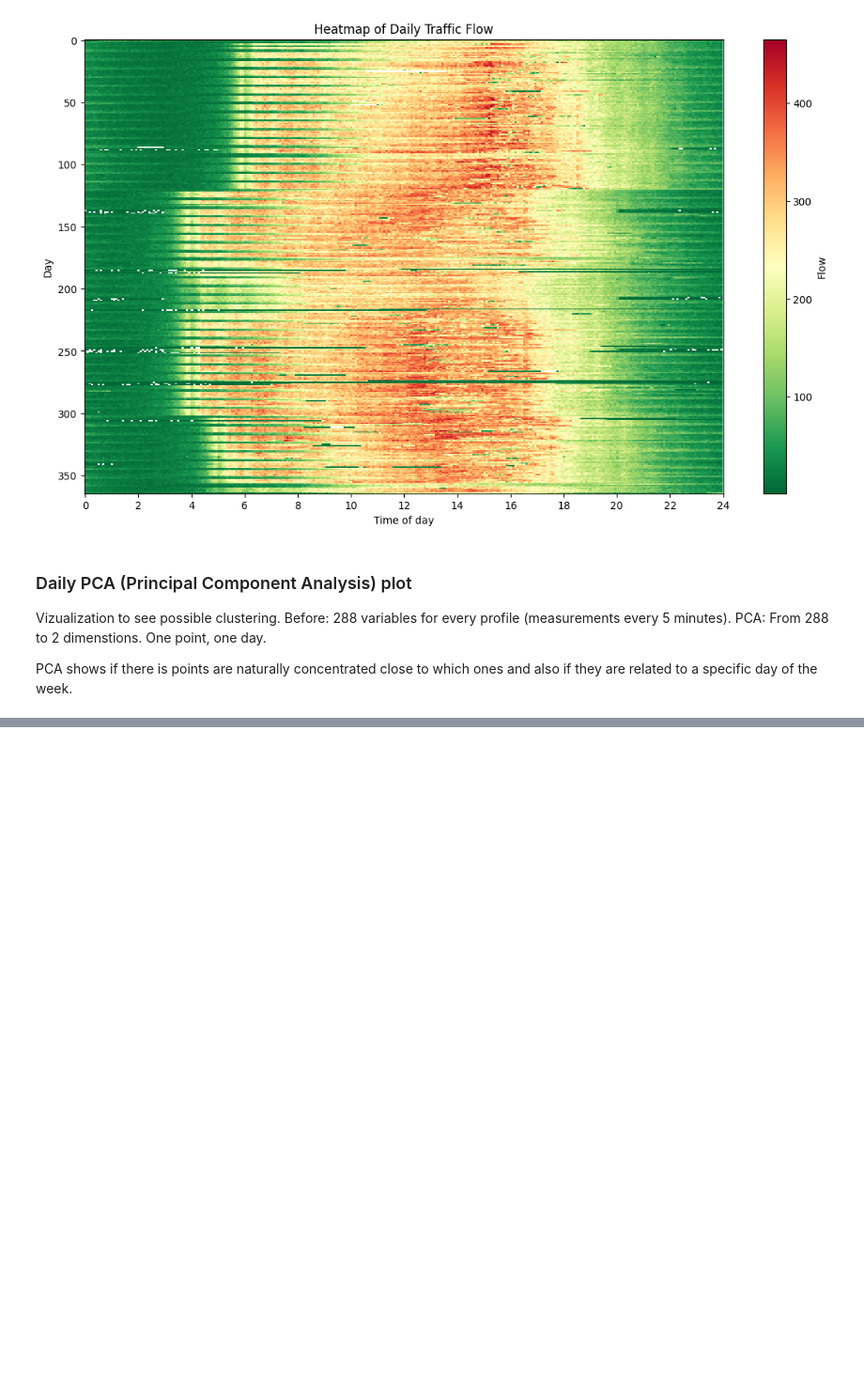
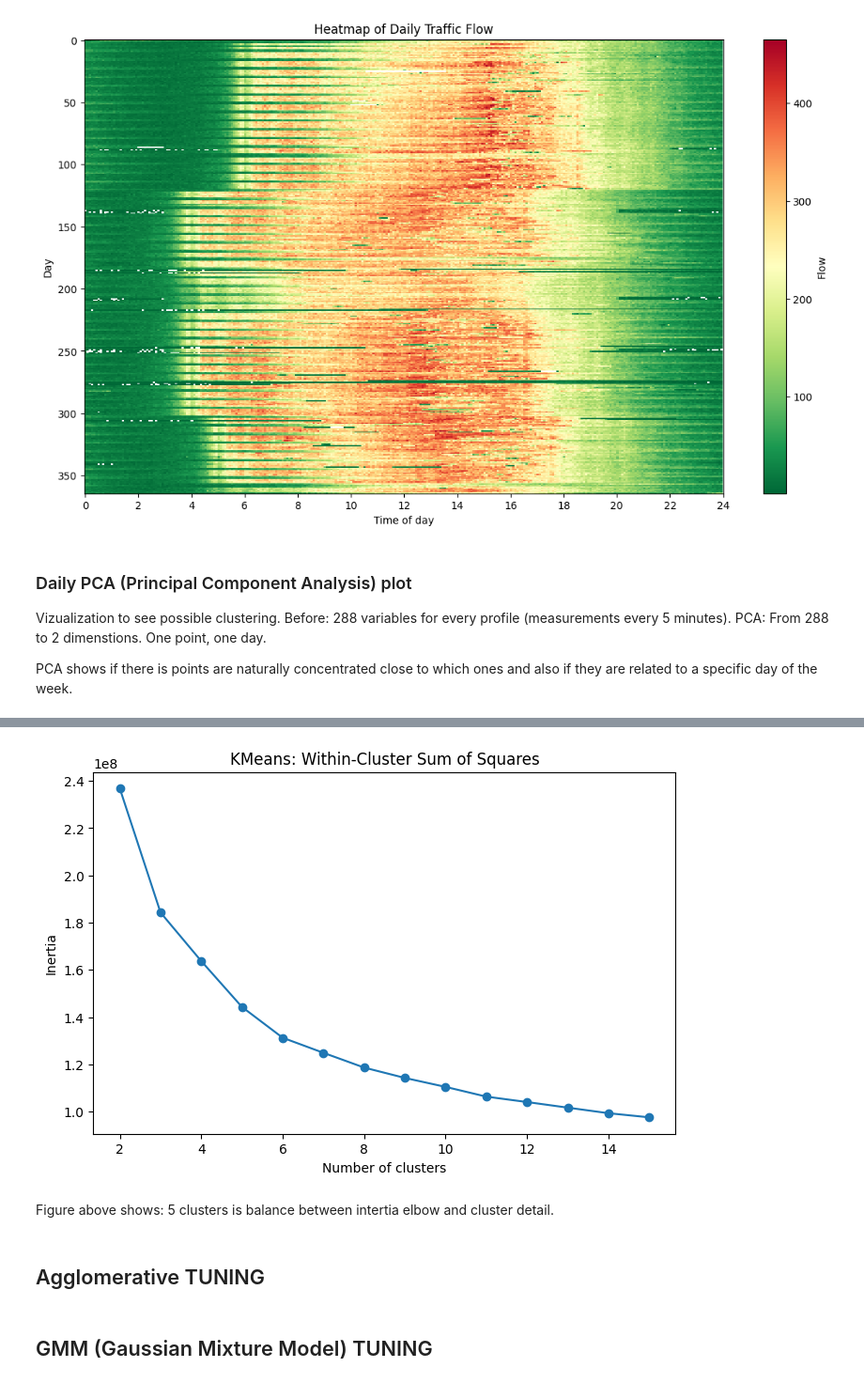
Before and after one commit to mariacastrom00/AI_exercises_MJCM, a Jupyter notebook: assignment3_AH2179_MJCM.ipynb, the cells around one changed output, grey strips where cells are left out. Shown at 94% size. Saved outputs shown, nothing was run; the diff lists cells and outputs as text; code cells hidden in the pictures; blank space fills up the shorter version.

```diff
--- a/assignment3_AH2179_MJCM.ipynb
+++ b/assignment3_AH2179_MJCM.ipynb
@@ -756,0 +283,13 @@ You can use above and below scripts for experimenting with different methods, me
+# %%
+# The clustering algorithms used below do not handle nan:s directly.
+# Keep only the days that are complete
+valid_mask = nans_per_day == 0
+
+vectorized_day_dataset_no_nans = vectorized_day_dataset[valid_mask, :]
+days_not_nans = days[valid_mask]
+
+X = vectorized_day_dataset_no_nans
+
+print("Training days before nan removal:", ndays)
+print("Training days used for clustering:", len(days_not_nans))
+print("Clustering matrix shape:", X.shape)
@@ -756,0 +350,18 @@ You can use above and below scripts for experimenting with different methods, me
+# %%
+kmeans_results = []
+
+for k in range(2, 16):
+    model = KMeans(n_clusters=k, random_state=0, n_init=20)
+    labels = model.fit_predict(X)
+
+    evaluate_internal(X, labels, "KMeans", f"k={k}")
+
+    kmeans_results.append({
+        "k": k,
+        "Inertia": model.inertia_,
+        "Silhouette": silhouette_score(X, labels),
+        "Davies_Bouldin": davies_bouldin_score(X, labels),
+        "Calinski_Harabasz": calinski_harabasz_score(X, labels)})
+
+kmeans_results_df = pd.DataFrame(kmeans_results)
+kmeans_results_df
@@ -756,0 +384,13 @@ You can use above and below scripts for experimenting with different methods, me
+# %%
+fig, ax = plt.subplots(figsize=(8, 5))
+ax.plot(kmeans_results_df["k"], kmeans_results_df["Inertia"], marker="o")
+ax.set_xlabel("Number of clusters")
+ax.set_ylabel("Inertia")
+ax.set_title("KMeans: Within-Cluster Sum of Squares")
+plt.show()
+# %% [output]
+[figure, added]
+# %% [markdown]
+Figure above shows: 5 clusters is balance between intertia elbow and cluster detail.
+# %% [markdown]
+## Agglomerative TUNING
@@ -756,0 +406,2 @@ You can use above and below scripts for experimenting with different methods, me
+# %% [markdown]
+## GMM (Gaussian Mixture Model) TUNING
```
Also changed, not shown: parts of 68 cells of this notebook.
